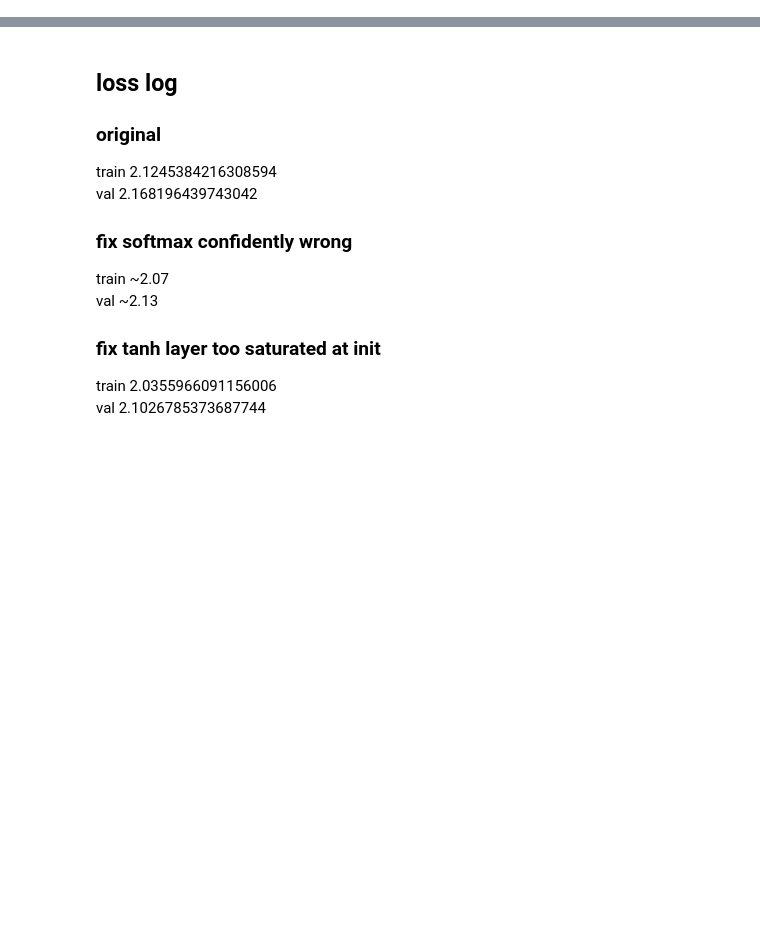
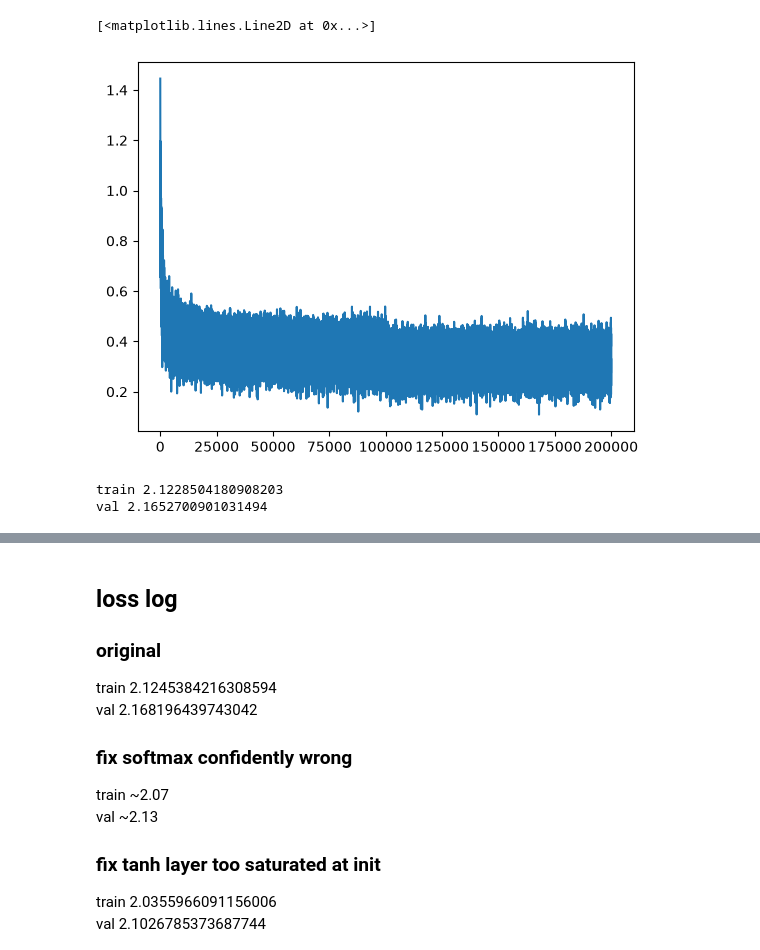
Before and after one commit to DLinC3/nn-zero-to-hero, a Jupyter notebook: book/04-makemore-batchnorm/makemore_part3_bn.ipynb, the cells around one changed output, grey strips where cells are left out. Cells and saved outputs as stored; diff of their text form; code cells hidden in the pictures; blank space fills up the shorter version.

```diff
--- a/book/04-makemore-batchnorm/makemore_part3_bn.ipynb
+++ b/book/04-makemore-batchnorm/makemore_part3_bn.ipynb
@@ -1124,0 +26,9 @@ sample_deep(C_deep, layers_deep)
+# %%
+# build the vocabulary of characters and mappings to/from integers
+chars = sorted(list(set(''.join(words))))
+stoi = {s:i+1 for i,s in enumerate(chars)}
+stoi['.'] = 0
+itos = {i:s for s,i in stoi.items()}
+vocab_size = len(itos)
+print(itos)
+print(vocab_size)
@@ -1124,0 +91,34 @@ sample_deep(C_deep, layers_deep)
+# %%
+# same optimization as last time
+max_steps = 200000
+batch_size = 32
+lossi = []
+
+for i in range(max_steps):
+
+  # minibatch construct
+  ix = torch.randint(0, Xtr.shape[0], (batch_size,), generator=g).to(device)
+  Xb, Yb = Xtr[ix], Ytr[ix] # batch X,Y
+
+  # forward pass
+  emb = C[Xb] # embed the characters into vectors
+  embcat = emb.view(emb.shape[0], -1) # concatenate the vectors
+  hpreact = embcat @ W1 + b1 # hidden layer pre-activation
+  h = torch.tanh(hpreact) # hidden layer
+  logits = h @ W2 + b2 # output layer
+  loss = F.cross_entropy(logits, Yb) # loss function
+
+  # backward pass
+  for p in parameters:
+    p.grad = None
+  loss.backward()
+
+  # update
+  lr = 0.1 if i < 100000 else 0.01
+  for p in parameters:
+    p.data += -lr * p.grad
+
+  # track stats
+  if i % 10000 == 0:
+    print(f'{i:7d}/{max_steps:7d}: {loss.item():.4f}')
+  lossi.append(loss.log10().item())
@@ -1124,0 +146,25 @@ sample_deep(C_deep, layers_deep)
+# %%
+plt.plot(lossi)
+# %% [output]
+[<matplotlib.lines.Line2D at 0x...>]
+[figure, added]
+# %%
+@torch.no_grad() # this decorator disables gradient tracking
+def split_loss(split):
+  x,y = {
+    'train': (Xtr, Ytr),
+    'val': (Xdev, Ydev),
+    'test': (Xte, Yte),
+  }[split]
+  emb = C[x] # (N, block_size, n_embd)
+  embcat = emb.view(emb.shape[0], -1) # concat into (N, block_size * n_embd)
+  h = torch.tanh(embcat @ W1 + b1) # (N, n_hidden)
+  logits = h @ W2 + b2 # (N, vocab_size)
+  loss = F.cross_entropy(logits, y)
+  print(split, loss.item())
+
+split_loss('train')
+split_loss('val')
+# %% [output]
+train 2.1228504180908203
+val 2.1652700901031494
```
Also changed, not shown: parts of 105 cells of this notebook.
